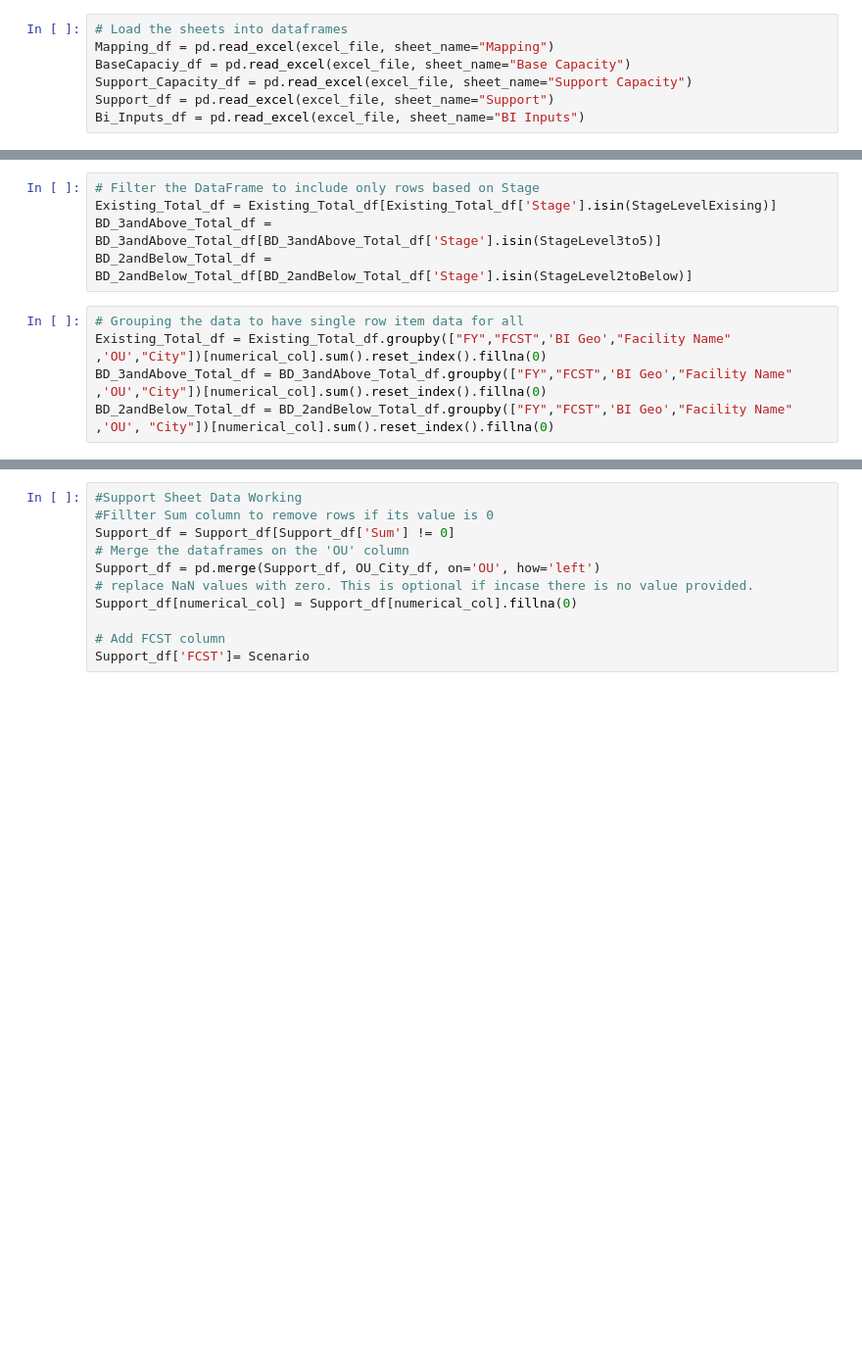
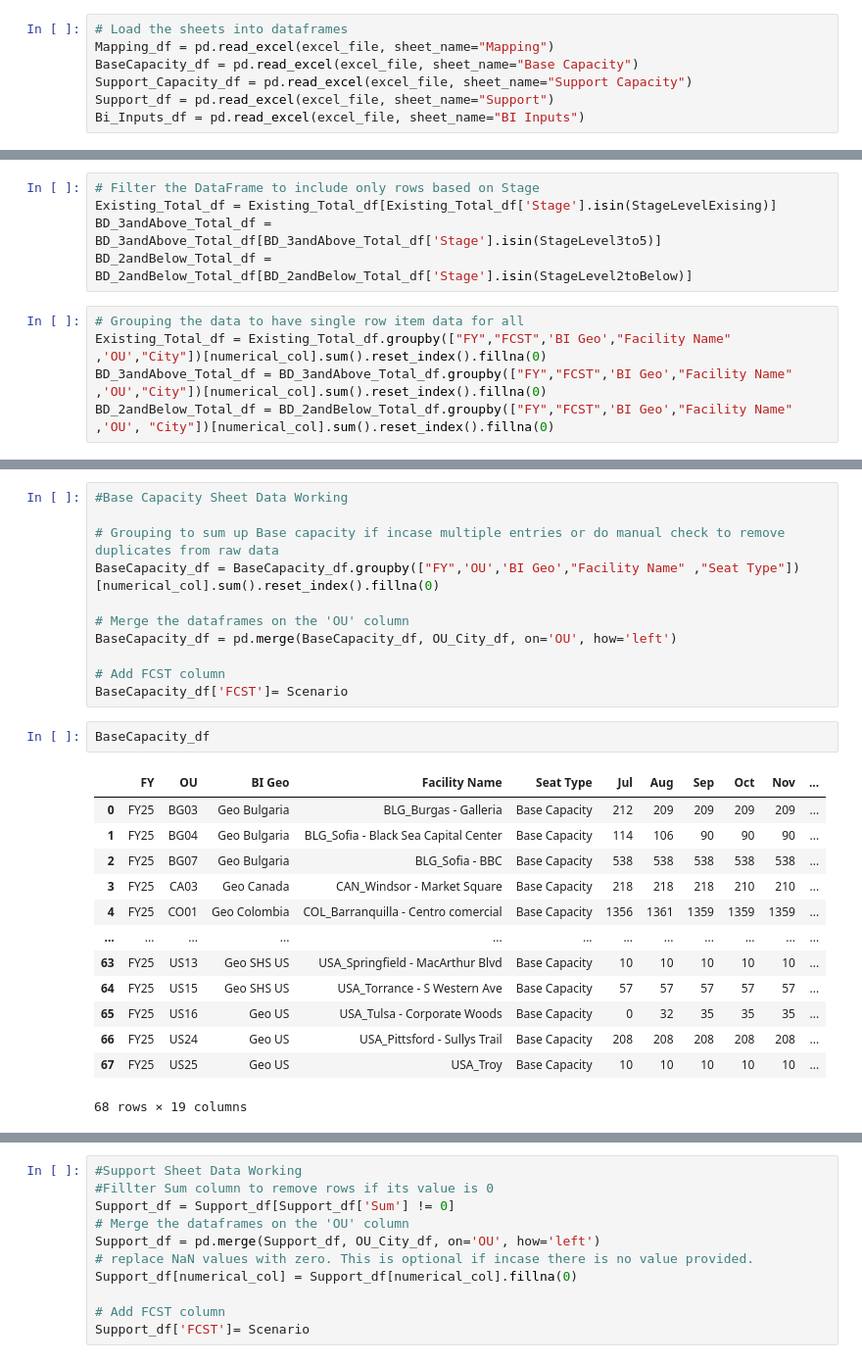
Before and after one commit to FameZeeshan/Advanced-GCD, a Jupyter notebook: main.ipynb, the cells around one changed output, grey strips where cells are left out. Shown at 98% size. Saved outputs shown, nothing was run; the diff lists cells and outputs as text; blank space fills up the shorter version.

```diff
--- a/main.ipynb
+++ b/main.ipynb
@@ -13,7 +15,7 @@ print(f'Available sheets are- {sheet_names}')
 # %%
 # Load the sheets into dataframes
 Mapping_df = pd.read_excel(excel_file, sheet_name="Mapping")
-BaseCapaciy_df = pd.read_excel(excel_file, sheet_name="Base Capacity")
+BaseCapacity_df = pd.read_excel(excel_file, sheet_name="Base Capacity")
 Support_Capacity_df = pd.read_excel(excel_file, sheet_name="Support Capacity")
 Support_df = pd.read_excel(excel_file, sheet_name="Support")
 Bi_Inputs_df = pd.read_excel(excel_file, sheet_name="BI Inputs")
@@ -148 +194,28 @@ Existing_Total_df
+# %%
+#Base Capacity Sheet Data Working
+
+# Grouping to sum up Base capacity if incase multiple entries or do manual check to remove duplicates from raw data
+BaseCapacity_df = BaseCapacity_df.groupby(["FY",'OU','BI Geo',"Facility Name" ,"Seat Type"])[numerical_col].sum().reset_index().fillna(0)
+
+# Merge the dataframes on the 'OU' column
+BaseCapacity_df = pd.merge(BaseCapacity_df, OU_City_df, on='OU', how='left')
+
+# Add FCST column
+BaseCapacity_df['FCST']= Scenario
+# %%
+BaseCapacity_df
+# %% [output]
+|  | FY | OU | BI Geo | Facility Name | Seat Type | Jul | Aug | Sep | Oct | Nov | ... |
+| 0 | FY25 | BG03 | Geo Bulgaria | BLG_Burgas - Galleria | Base Capacity | 212 | 209 | 209 | 209 | 209 | ... |
+| 1 | FY25 | BG04 | Geo Bulgaria | BLG_Sofia - Black Sea Capital Center | Base Capacity | 114 | 106 | 90 | 90 | 90 | ... |
+| 2 | FY25 | BG07 | Geo Bulgaria | BLG_Sofia - BBC | Base Capacity | 538 | 538 | 538 | 538 | 538 | ... |
+| 3 | FY25 | CA03 | Geo Canada | CAN_Windsor - Market Square | Base Capacity | 218 | 218 | 218 | 210 | 210 | ... |
+| 4 | FY25 | CO01 | Geo Colombia | COL_Barranquilla - Centro comercial | Base Capacity | 1356 | 1361 | 1359 | 1359 | 1359 | ... |
+| ... | ... | ... | ... | ... | ... | ... | ... | ... | ... | ... | ... |
+| 63 | FY25 | US13 | Geo SHS US | USA_Springfield - MacArthur Blvd | Base Capacity | 10 | 10 | 10 | 10 | 10 | ... |
+| 64 | FY25 | US15 | Geo SHS US | USA_Torrance - S Western Ave | Base Capacity | 57 | 57 | 57 | 57 | 57 | ... |
+| 65 | FY25 | US16 | Geo US | USA_Tulsa - Corporate Woods | Base Capacity | 0 | 32 | 35 | 35 | 35 | ... |
+| 66 | FY25 | US24 | Geo US | USA_Pittsford - Sullys Trail | Base Capacity | 208 | 208 | 208 | 208 | 208 | ... |
+| 67 | FY25 | US25 | Geo US | USA_Troy | Base Capacity | 10 | 10 | 10 | 10 | 10 | ... |
+68 rows × 19 columns
 # %%
```
Also changed, not shown: parts of 17 cells of this notebook, 4 other files.
